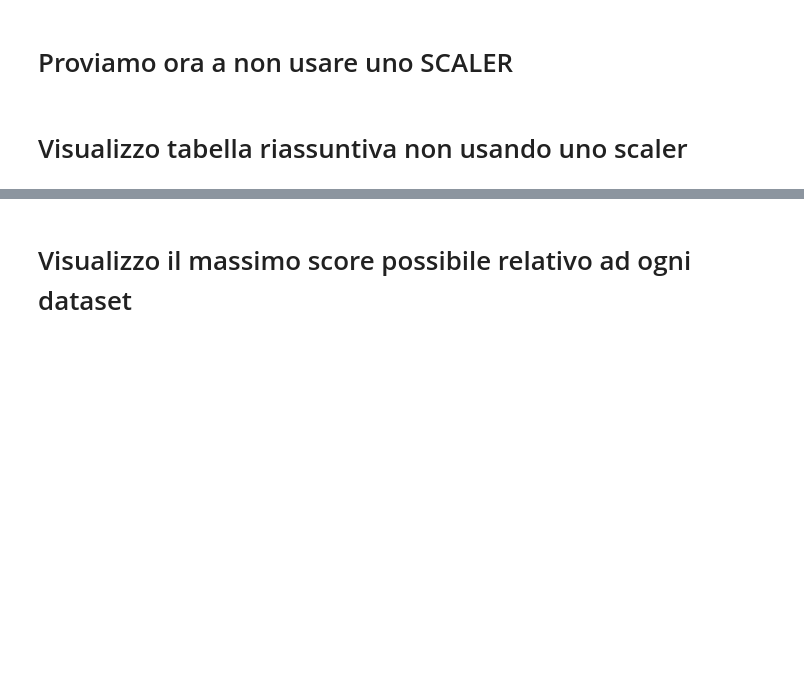
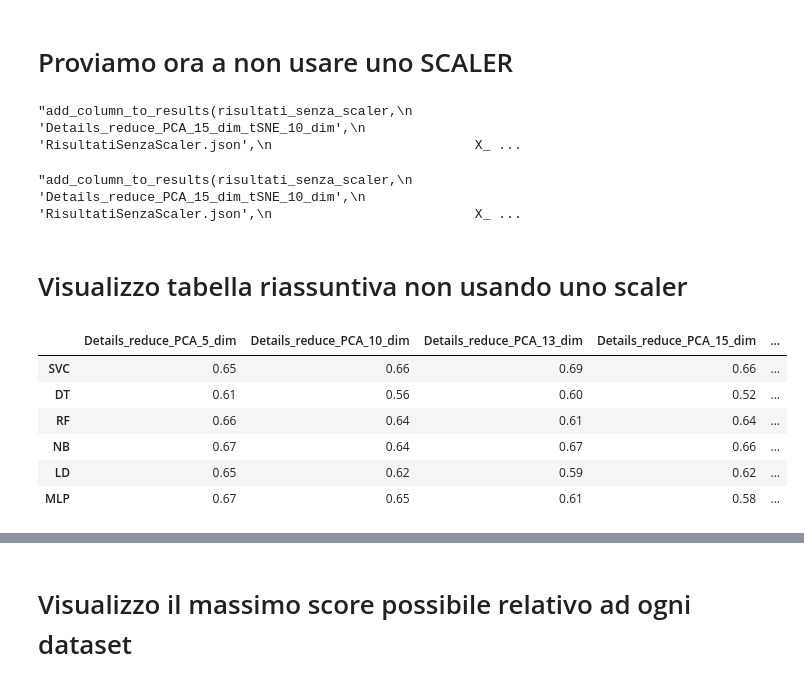
Before and after one commit to aleberans/Analisi-dati-per-problemi-di-medicina-legale, a Jupyter notebook: codice/classificazione-investiti.ipynb, the cells around one changed output, grey strips where cells are left out. Cells and saved outputs as stored; diff of their text form; code cells hidden in the pictures; blank space fills up the shorter version.

```diff
--- a/codice/classificazione-investiti.ipynb
+++ b/codice/classificazione-investiti.ipynb
@@ -657,19 +686,25 @@ for d in [5, 10, 13, 15]:
 # %%
 #risultati_senza_scaler['Details_reduce_TSNE_10_dim'] = {model_to_string[m]: np.mean(addestra(m, X_details, y_details, g, 9, 9, nome_dataset='Details_reduce_TSNE_10_dim', logger_name=logger, scaling=None, dim_reduction=TSNE(n_components=10, method='exact'))) for m, g in zip(models, grids)}
 # %%
-add_column_to_results(risultati_senza_scaler,
+#Da provare
+'''add_column_to_results(risultati_senza_scaler,
                           'Details_reduce_PCA_15_dim_tSNE_10_dim',
                           'RisultatiSenzaScaler.json',
                           X_details, y_details,
                           models, grids,
-                          dim_reduction=PCA_and_tSNE(15, 10))
+                          dim_reduction=PCA_and_tSNE(15, 10))'''
+# %% [output]
+"add_column_to_results(risultati_senza_scaler,\n                          'Details_reduce_PCA_15_dim_tSNE_10_dim',\n                          'RisultatiSenzaScaler.json',\n                          X_ ...
 # %%
-add_column_to_results(risultati_senza_scaler,
+#Da provare
+'''add_column_to_results(risultati_senza_scaler,
                           'Details_reduce_PCA_15_dim_tSNE_10_dim',
                           'RisultatiSenzaScaler.json',
                           X_details, y_details,
                           models, grids,
-                          dim_reduction=PCA_and_tSNE(10, 5))
+                          dim_reduction=PCA_and_tSNE(10, 5))'''
+# %% [output]
+"add_column_to_results(risultati_senza_scaler,\n                          'Details_reduce_PCA_15_dim_tSNE_10_dim',\n                          'RisultatiSenzaScaler.json',\n                          X_ ...
 # %%
 for d in [13, 15]:
         add_column_to_results(risultati_senza_scaler, 'Details_reduce_TSNE_{}_dim'.format(d), 'RisultatiSenzaScaler.json', X_details, y_details, models, grids, logger_name=logger, scaling=None, dim_reduction=TSNE(n_components=d, method='exact'))
@@ -677,6 +712,14 @@ for d in [13, 15]:
 # Visualizzo tabella riassuntiva non usando uno scaler
 # %%
 table_senza_scaler = pd.DataFrame(risultati_senza_scaler)
-table_senza_scaler.style.apply(highlight_maxs, axis=1).format(float_formatter)
+table_senza_scaler.style.apply(highlight_max_in_row, axis=1).format(float_formatter)
+# %% [output]
+|  | Details_reduce_PCA_5_dim | Details_reduce_PCA_10_dim | Details_reduce_PCA_13_dim | Details_reduce_PCA_15_dim | ... |
+| SVC | 0.65 | 0.66 | 0.69 | 0.66 | ... |
+| DT | 0.61 | 0.56 | 0.60 | 0.52 | ... |
+| RF | 0.66 | 0.64 | 0.61 | 0.64 | ... |
+| NB | 0.67 | 0.64 | 0.67 | 0.66 | ... |
+| LD | 0.65 | 0.62 | 0.59 | 0.62 | ... |
+| MLP | 0.67 | 0.65 | 0.61 | 0.58 | ... |
 # %%
 table_senza_scaler.style.apply(highlight_max, axis=1).format(float_formatter)
```
Also changed, not shown: parts of 14 cells of this notebook, 2 other files.
